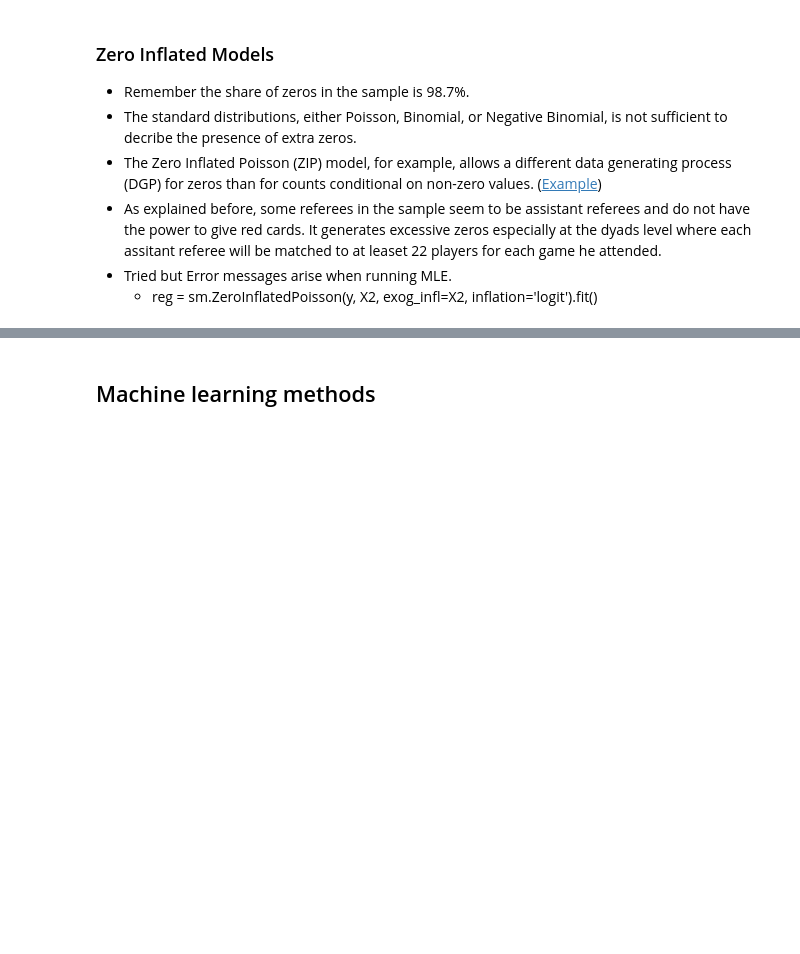
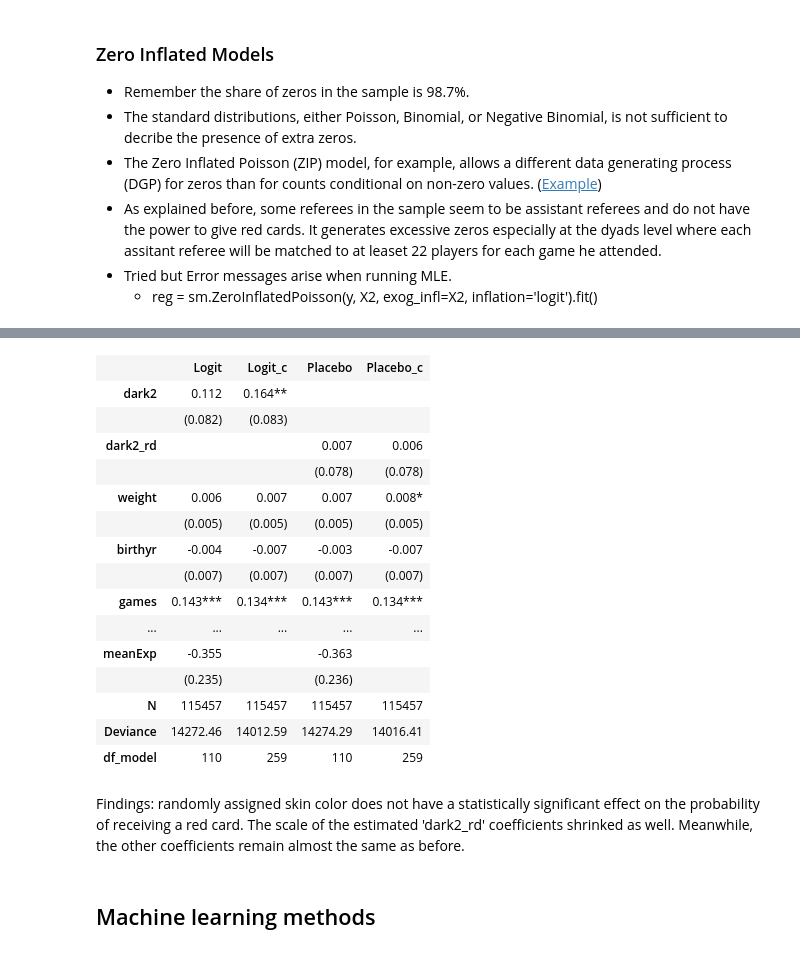
Before and after one commit to xnsue2020/redcards, a Jupyter notebook: redcard.ipynb, the cells around one changed output, grey strips where cells are left out. Cells and saved outputs as stored; diff of their text form; code cells hidden in the pictures; blank space fills up the shorter version.

Commit message:
add placebo test

```diff
--- a/redcard.ipynb
+++ b/redcard.ipynb
@@ -663,3 +713,58 @@ summary_col([reg31, reg32, reg34, reg35, reg37, reg38],
+# %%
+# Create dummy which equals 1 if player i received red card from referee j
+
+df['redDummy'] = (df.redCards > 0)*1
+
+# dark2
+y_rd1, X_rd1 = dmatrices('redDummy ~ dark2_rd \
+                  + birthyr + weight + position + club \
+                  + meanIAT + meanExp \
+                  + games + victories + defeats', df)
+y_rd2, X_rd2 = dmatrices('redDummy ~ dark2_rd \
+                  + birthyr + weight + position + club \
+                  + C(refCountry) \
+                  + games + victories + defeats', df)
+# %%
+## Fit Logistic models.
+
+reg41 = sm.GLM(y_rd1, X_rd1, family=sm.families.Binomial()).fit()
+reg42 = sm.GLM(y_rd2, X_rd2, family=sm.families.Binomial()).fit()
+# %%
+## Summary of results
+# 1. Logit D(redCard) ~ dark2
+# 2. Logit D(redCard) ~ dark2 + FEc
+# 3. Logit D(redCard) ~ dark2_rd
+# 4. Logit D(redCard) ~ dark2_rd + FEc
+summary_col([reg37, reg38, reg41, reg42],
+            model_names=['Logit', 'Logit_c', 'Placebo', 'Placebo_c'],
+            stars=True, float_format='%0.3f',
+            regressor_order=['dark2', 'dark2_rd',
+                             'weight', 'birthyr',
+                             'games', 'victories', 'defeats',
+                             'meanIAT', 'meanExp'],
+            drop_omitted=True,
+            info_dict={'N':lambda x: "{0:d}".format(int(x.nobs)),
+                       'Deviance':lambda x: "{:.2f}".format(x.deviance),
+                       'df_model':lambda x: "{:.0f}".format(x.df_model)})
+# %% [output]
+|  | Logit | Logit_c | Placebo | Placebo_c |
+| dark2 | 0.112 | 0.164** |  |  |
+|  | (0.082) | (0.083) |  |  |
+| dark2_rd |  |  | 0.007 | 0.006 |
+|  |  |  | (0.078) | (0.078) |
+| weight | 0.006 | 0.007 | 0.007 | 0.008* |
+|  | (0.005) | (0.005) | (0.005) | (0.005) |
+| birthyr | -0.004 | -0.007 | -0.003 | -0.007 |
+|  | (0.007) | (0.007) | (0.007) | (0.007) |
+| games | 0.143*** | 0.134*** | 0.143*** | 0.134*** |
+| ... | ... | ... | ... | ... |
+| meanExp | -0.355 |  | -0.363 |  |
+|  | (0.235) |  | (0.236) |  |
+| N | 115457 | 115457 | 115457 | 115457 |
+| Deviance | 14272.46 | 14012.59 | 14274.29 | 14016.41 |
+| df_model | 110 | 259 | 110 | 259 |
+# %% [markdown]
+Findings: randomly assigned skin color does not have a statistically significant effect on the probability of receiving a red card. The scale of the estimated 'dark2_rd' coefficients shrinked as well. Meanwhile, the other coefficients remain almost the same as before.
 # %% [markdown]
 ## Machine learning methods
 # %%
```
Also changed, not shown: parts of 6 cells of this notebook.
